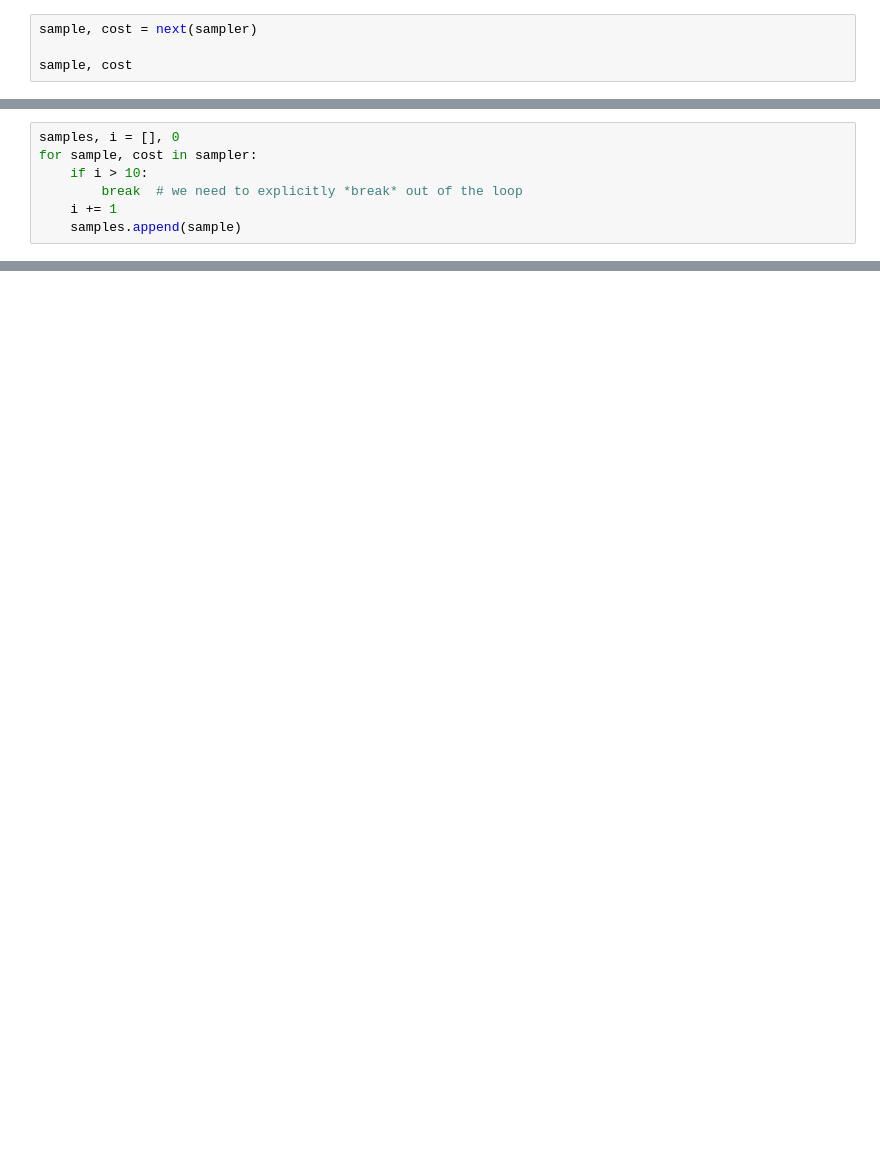
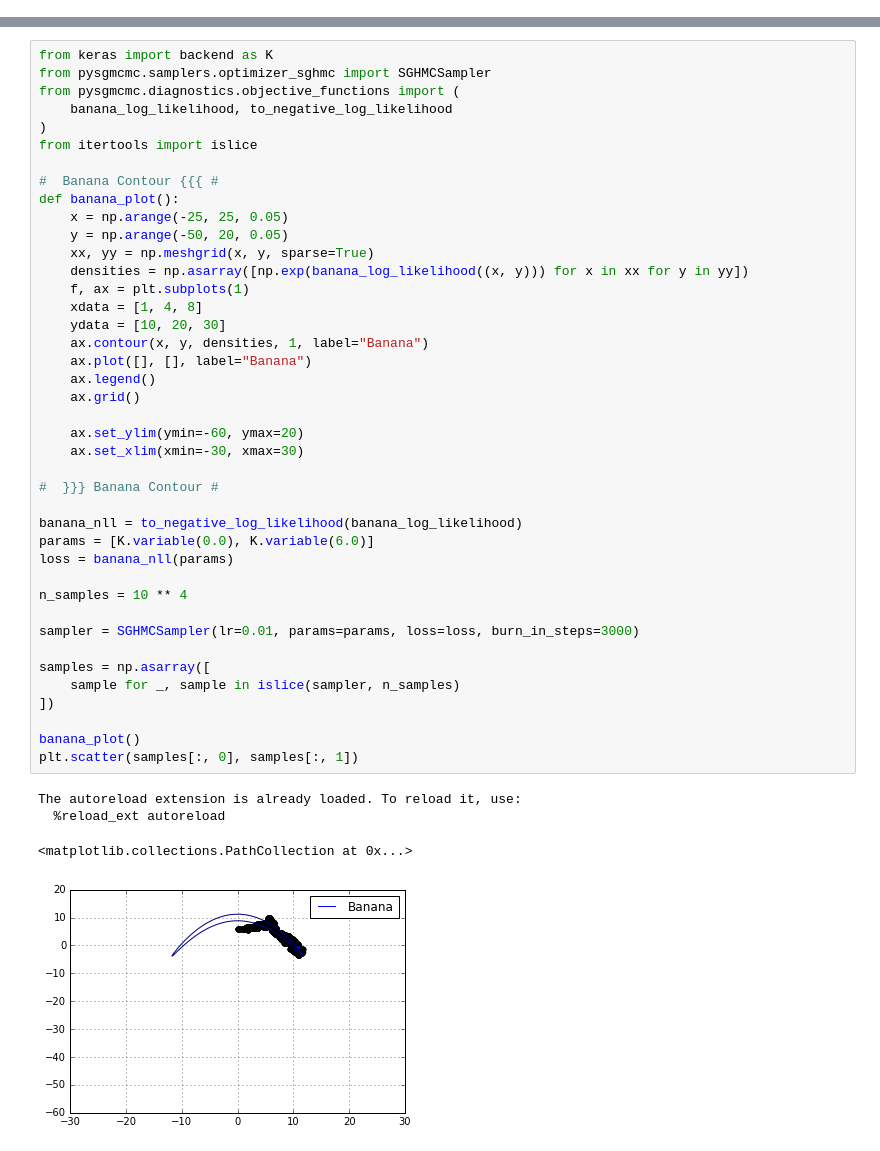
Before and after one commit to MFreidank/pysgmcmc, a Jupyter notebook: docs/source/notebooks/api_quickstart.ipynb, the cells around one changed output, grey strips where cells are left out. Saved outputs shown, nothing was run; the diff lists cells and outputs as text; blank space fills up the shorter version.

```diff
--- a/docs/source/notebooks/api_quickstart.ipynb
+++ b/docs/source/notebooks/api_quickstart.ipynb
@@ -141,4 +10,0 @@ Extracting the next sample (with corresponding costs) from any of our samplers a
-# %%
-sample, cost = next(sampler)
-
-sample, cost
@@ -184,7 +10,0 @@ But *be warned*: such a for-loop will **not terminate** unless you explicitly br
-# %%
-samples, i = [], 0
-for sample, cost in sampler:
-    if i > 10:
-        break  # we need to explicitly *break* out of the loop
-    i += 1
-    samples.append(sample)
@@ -351,0 +106,46 @@ print()
+# %%
+from keras import backend as K
+from pysgmcmc.samplers.optimizer_sghmc import SGHMCSampler
+from pysgmcmc.diagnostics.objective_functions import (
+    banana_log_likelihood, to_negative_log_likelihood
+)
+from itertools import islice
+
+#  Banana Contour {{{ #
+def banana_plot():
+    x = np.arange(-25, 25, 0.05)
+    y = np.arange(-50, 20, 0.05)
+    xx, yy = np.meshgrid(x, y, sparse=True)
+    densities = np.asarray([np.exp(banana_log_likelihood((x, y))) for x in xx for y in yy])
+    f, ax = plt.subplots(1)
+    xdata = [1, 4, 8]
+    ydata = [10, 20, 30]
+    ax.contour(x, y, densities, 1, label="Banana")
+    ax.plot([], [], label="Banana")
+    ax.legend()
+    ax.grid()
+
+    ax.set_ylim(ymin=-60, ymax=20)
+    ax.set_xlim(xmin=-30, xmax=30)
+
+#  }}} Banana Contour #
+
+banana_nll = to_negative_log_likelihood(banana_log_likelihood)
+params = [K.variable(0.0), K.variable(6.0)]
+loss = banana_nll(params)
+
+n_samples = 10 ** 4
+
+sampler = SGHMCSampler(lr=0.01, params=params, loss=loss, burn_in_steps=3000)
+
+samples = np.asarray([
+    sample for _, sample in islice(sampler, n_samples)
+])
+
+banana_plot()
+plt.scatter(samples[:, 0], samples[:, 1])
+# %% [output]
+The autoreload extension is already loaded. To reload it, use:
+  %reload_ext autoreload
+<matplotlib.collections.PathCollection at 0x...>
+[figure, added]
```
Also changed, not shown: parts of 33 cells of this notebook, 13 other files.
